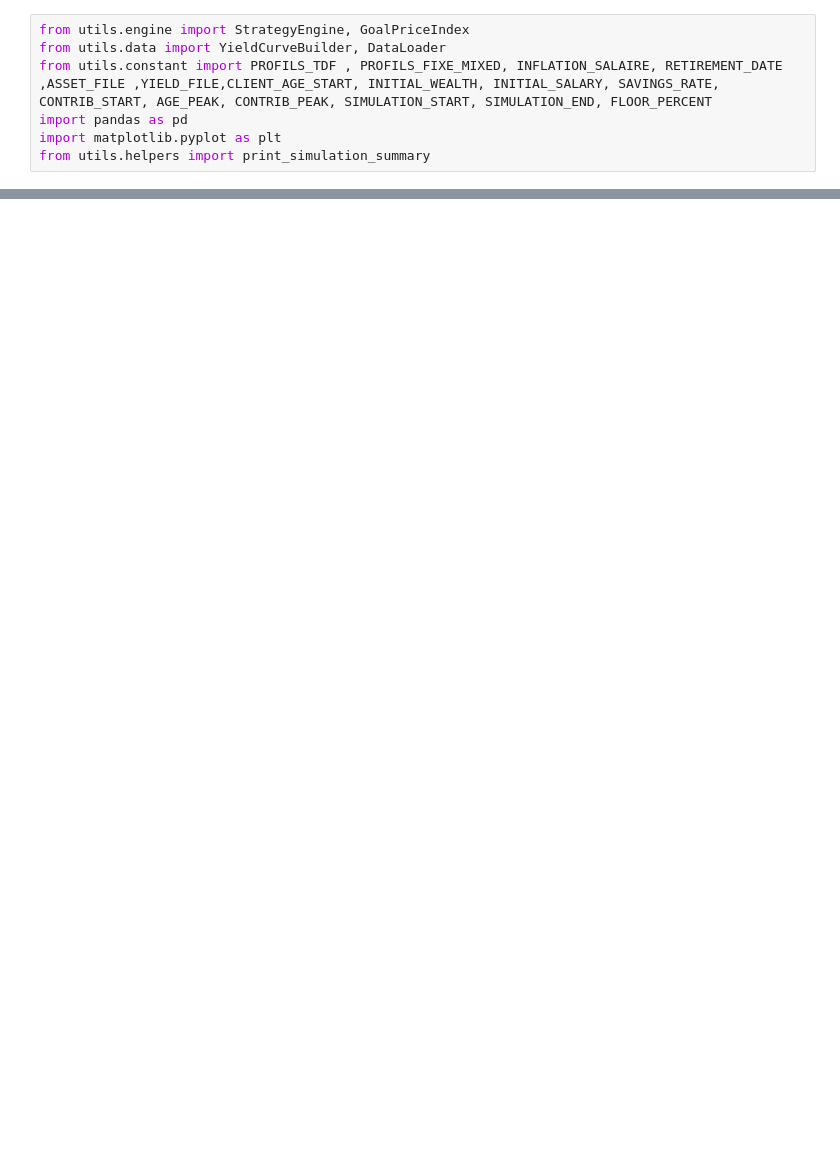
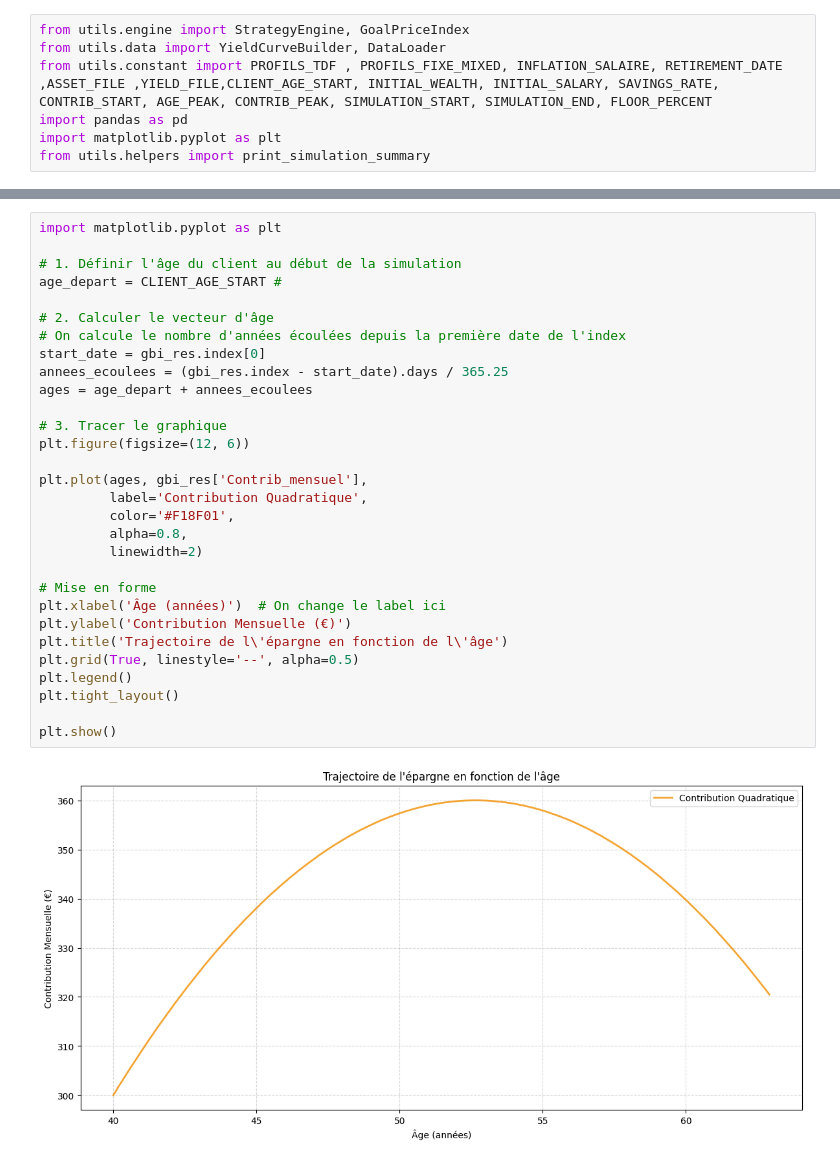
Before and after one commit to nadamousteau/HSBC-Retirement-ALM, a Jupyter notebook: Simulation.ipynb, the cells around one changed output, grey strips where cells are left out. Cells and saved outputs as stored; diff of their text form; blank space fills up the shorter version.

Commit message:
changer monthly contribution

```diff
--- a/Simulation.ipynb
+++ b/Simulation.ipynb
@@ -83 +83,33 @@ print_simulation_summary(fixe_res, "Fixed Mix", INITIAL_WEALTH)
 ========================================
+# %%
+import matplotlib.pyplot as plt
+
+# 1. Définir l'âge du client au début de la simulation
+age_depart = CLIENT_AGE_START #
+
+# 2. Calculer le vecteur d'âge
+# On calcule le nombre d'années écoulées depuis la première date de l'index
+start_date = gbi_res.index[0]
+annees_ecoulees = (gbi_res.index - start_date).days / 365.25
+ages = age_depart + annees_ecoulees
+
+# 3. Tracer le graphique
+plt.figure(figsize=(12, 6))
+
+plt.plot(ages, gbi_res['Contrib_mensuel'],
+         label='Contribution Quadratique',
+         color='#F18F01',
+         alpha=0.8,
+         linewidth=2)
+
+# Mise en forme
+plt.xlabel('Âge (années)')  # On change le label ici
+plt.ylabel('Contribution Mensuelle (€)')
+plt.title('Trajectoire de l\'épargne en fonction de l\'âge')
+plt.grid(True, linestyle='--', alpha=0.5)
+plt.legend()
+plt.tight_layout()
+
+plt.show()
+# %% [output]
+[figure, added]
```
Also changed, not shown: parts of 4 cells of this notebook, 2 other files.
